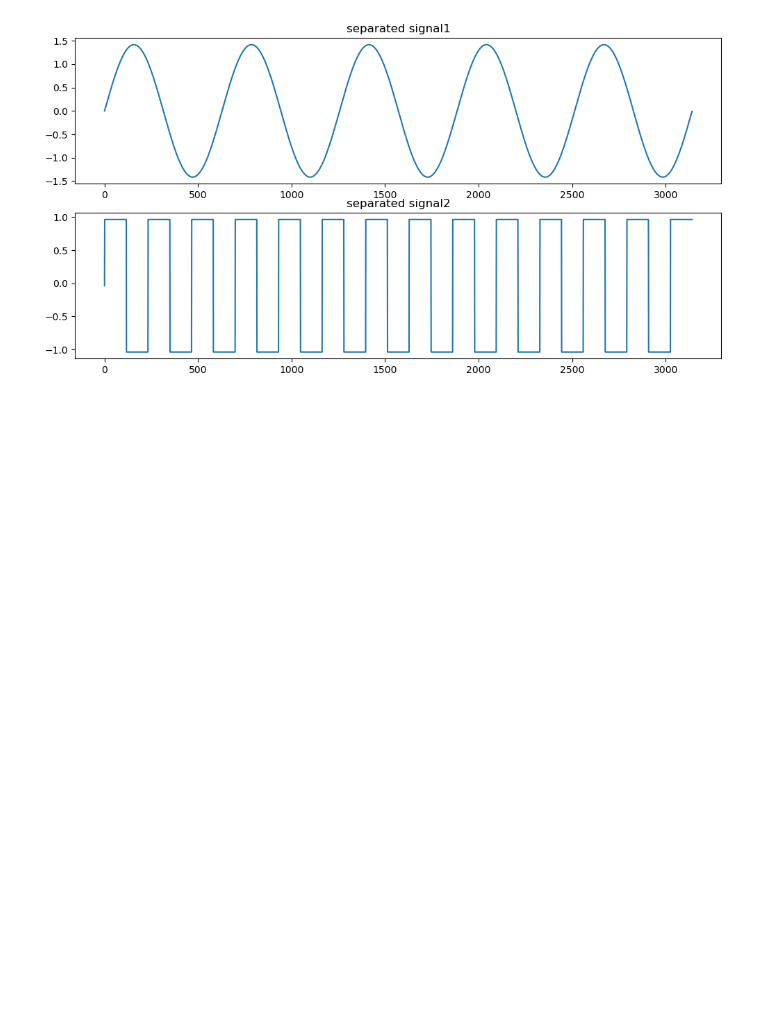
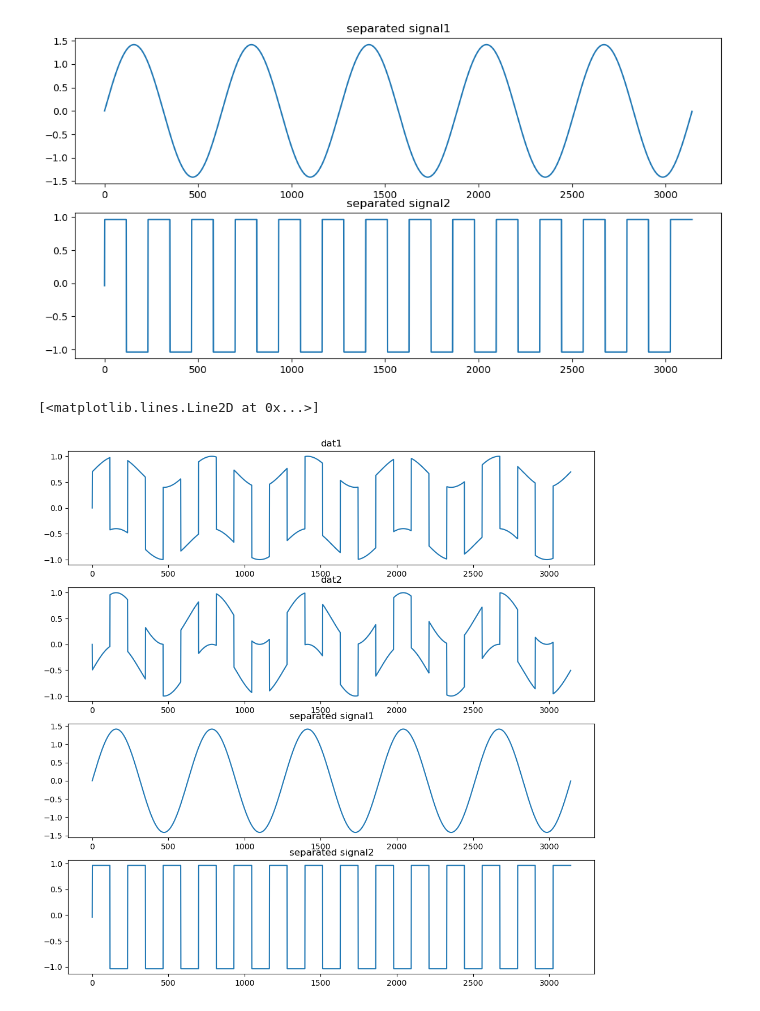
Before and after one commit to lyrico-12/ICA_report, a Jupyter notebook: kadai1/main.ipynb, the cells around one changed output. Cells and saved outputs as stored; diff of their text form; code cells hidden in the pictures; blank space fills up the shorter version.

```diff
--- a/kadai1/main.ipynb
+++ b/kadai1/main.ipynb
@@ -148,3 +147,25 @@ mat_w [[ 0.56011824  0.82841267]
    9.63584327e-01  9.63584327e-01]]
 [<matplotlib.lines.Line2D at 0x...>]
 [figure]
+# %%
+#結果の表示
+plt.figure(figsize=(12, 12))
+
+plt.subplot(4, 1, 1)
+plt.title("dat1")
+plt.plot(amp1)
+
+plt.subplot(4, 1, 2)
+plt.title("dat2")
+plt.plot(amp2)
+
+plt.subplot(4, 1, 3)
+plt.title("separated signal1")
+plt.plot(y_amp1)
+
+plt.subplot(4, 1, 4)
+plt.title("separated signal2")
+plt.plot(y_amp2)
+# %% [output]
+[<matplotlib.lines.Line2D at 0x...>]
+[figure, added]
```
Also changed, not shown: parts of 1 cell of this notebook.
